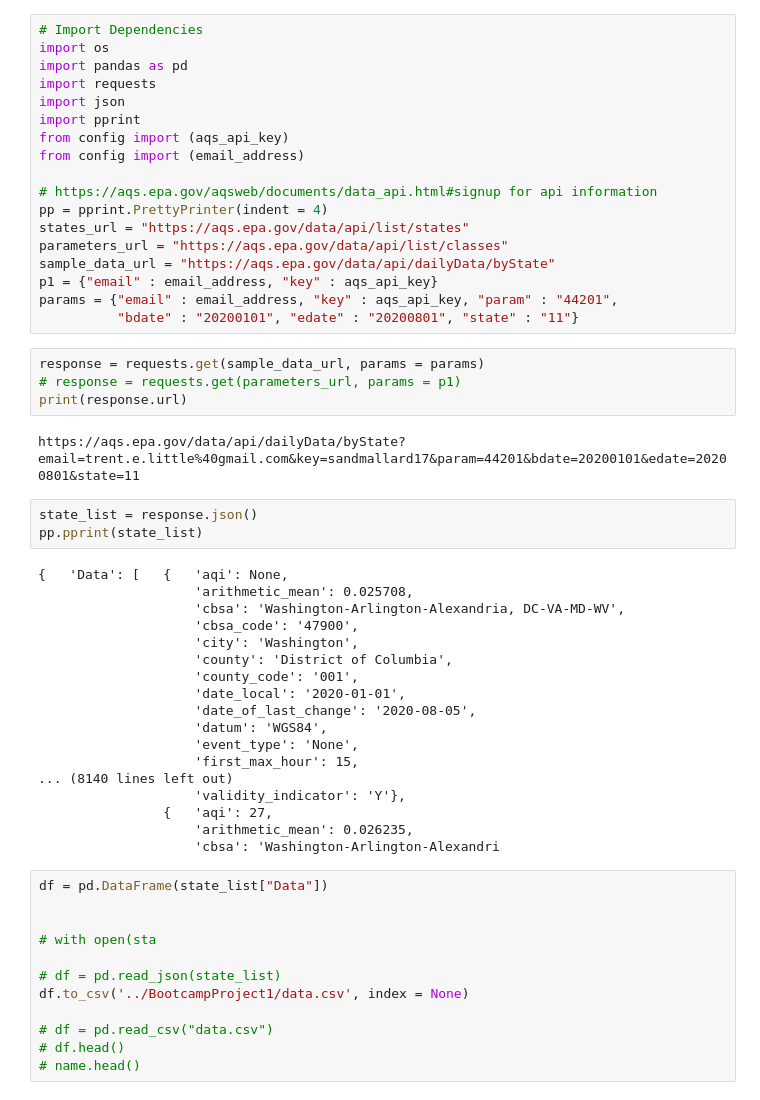
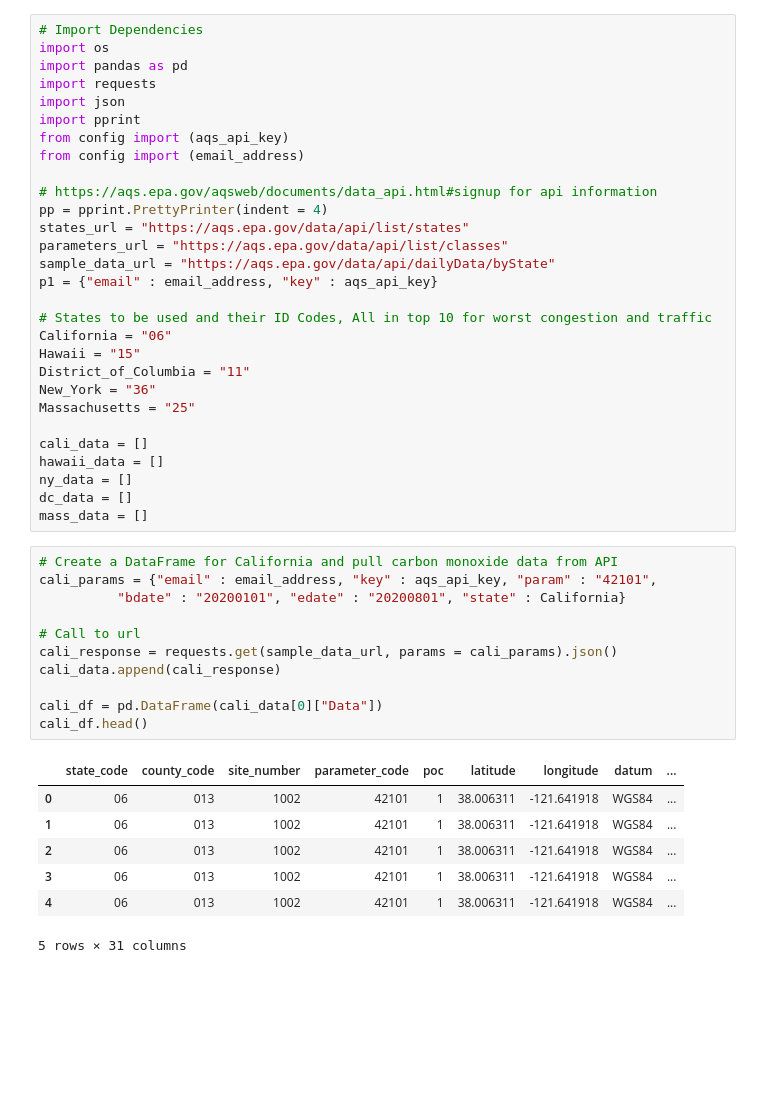
Before and after one commit to TrentELittle/BootcampProject1, a Jupyter notebook: project_main.ipynb, the cells around one changed output. Saved outputs shown, nothing was run; the diff lists cells and outputs as text; blank space fills up the shorter version.

```diff
--- a/project_main.ipynb
+++ b/project_main.ipynb
@@ -14,44 +14,35 @@ states_url = "https://aqs.epa.gov/data/api/list/states"
 parameters_url = "https://aqs.epa.gov/data/api/list/classes"
 sample_data_url = "https://aqs.epa.gov/data/api/dailyData/byState"
 p1 = {"email" : email_address, "key" : aqs_api_key}
-params = {"email" : email_address, "key" : aqs_api_key, "param" : "44201",
-          "bdate" : "20200101", "edate" : "20200801", "state" : "11"}
+
+# States to be used and their ID Codes, All in top 10 for worst congestion and traffic
+California = "06"
+Hawaii = "15"
+District_of_Columbia = "11"
+New_York = "36"
+Massachusetts = "25"
+
+cali_data = []
+hawaii_data = []
+ny_data = []
+dc_data = []
+mass_data = []
-# %%
-response = requests.get(sample_data_url, params = params)
-# response = requests.get(parameters_url, params = p1)
-print(response.url)
-# %% [output]
-https://aqs.epa.gov/data/api/dailyData/byState?email=trent.e.little%40gmail.com&key=sandmallard17&param=44201&bdate=20200101&edate=20200801&state=11
-# %%
-state_list = response.json()
-pp.pprint(state_list)
-# %% [output]
-{   'Data': [   {   'aqi': None,
-                    'arithmetic_mean': 0.025708,
-                    'cbsa': 'Washington-Arlington-Alexandria, DC-VA-MD-WV',
-                    'cbsa_code': '47900',
-                    'city': 'Washington',
-                    'county': 'District of Columbia',
-                    'county_code': '001',
-                    'date_local': '2020-01-01',
-                    'date_of_last_change': '2020-08-05',
-                    'datum': 'WGS84',
-                    'event_type': 'None',
-                    'first_max_hour': 15,
-... (8140 lines left out)
-                    'validity_indicator': 'Y'},
-                {   'aqi': 27,
-                    'arithmetic_mean': 0.026235,
-                    'cbsa': 'Washington-Arlington-Alexandri
-# %%
-df = pd.DataFrame(state_list["Data"])
-
-
-# with open(sta
-
-# df = pd.read_json(state_list)
-df.to_csv('../BootcampProject1/data.csv', index = None)
-
-# df = pd.read_csv("data.csv")
-# df.head()
-# name.head()
+# %%
+# Create a DataFrame for California and pull carbon monoxide data from API
+cali_params = {"email" : email_address, "key" : aqs_api_key, "param" : "42101",
+          "bdate" : "20200101", "edate" : "20200801", "state" : California}
+
+# Call to url
+cali_response = requests.get(sample_data_url, params = cali_params).json()
+cali_data.append(cali_response)
+
+cali_df = pd.DataFrame(cali_data[0]["Data"])
+cali_df.head()
+# %% [output]
+|  | state_code | county_code | site_number | parameter_code | poc | latitude | longitude | datum | ... |
+| 0 | 06 | 013 | 1002 | 42101 | 1 | 38.006311 | -121.641918 | WGS84 | ... |
+| 1 | 06 | 013 | 1002 | 42101 | 1 | 38.006311 | -121.641918 | WGS84 | ... |
+| 2 | 06 | 013 | 1002 | 42101 | 1 | 38.006311 | -121.641918 | WGS84 | ... |
+| 3 | 06 | 013 | 1002 | 42101 | 1 | 38.006311 | -121.641918 | WGS84 | ... |
+| 4 | 06 | 013 | 1002 | 42101 | 1 | 38.006311 | -121.641918 | WGS84 | ... |
+5 rows × 31 columns
```
Also changed, not shown: parts of 4 cells of this notebook.
